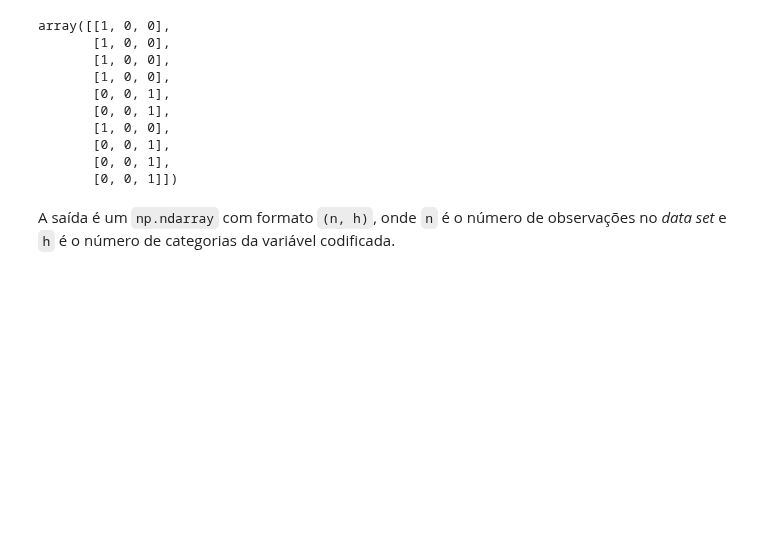
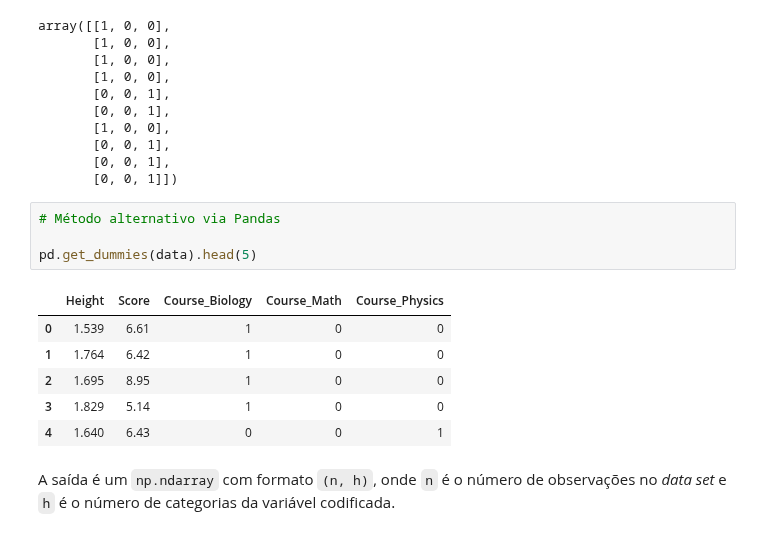
Before and after one commit to vcwild/aceleradev-ds, a Jupyter notebook: Semana_7/aula_7_feature_engineering.ipynb, the cells around one changed output. Cells and saved outputs as stored; diff of their text form; blank space fills up the shorter version.

```diff
--- a/Semana_7/aula_7_feature_engineering.ipynb
+++ b/Semana_7/aula_7_feature_engineering.ipynb
@@ -97,6 +97,17 @@ array([[1, 0, 0],
        [0, 0, 1],
        [0, 0, 1],
        [0, 0, 1]])
+# %%
+# Método alternativo via Pandas
+
+pd.get_dummies(data).head(5)
+# %% [output]
+|  | Height | Score | Course_Biology | Course_Math | Course_Physics |
+| 0 | 1.539 | 6.61 | 1 | 0 | 0 |
+| 1 | 1.764 | 6.42 | 1 | 0 | 0 |
+| 2 | 1.695 | 8.95 | 1 | 0 | 0 |
+| 3 | 1.829 | 5.14 | 1 | 0 | 0 |
+| 4 | 1.640 | 6.43 | 0 | 0 | 1 |
 # %% [markdown]
 A saída é um `np.ndarray` com formato `(n, h)`, onde `n` é o número de observações no _data set_ e `h` é o número de categorias da variável codificada.
 # %%
```
Also changed, not shown: parts of 2 cells of this notebook.
